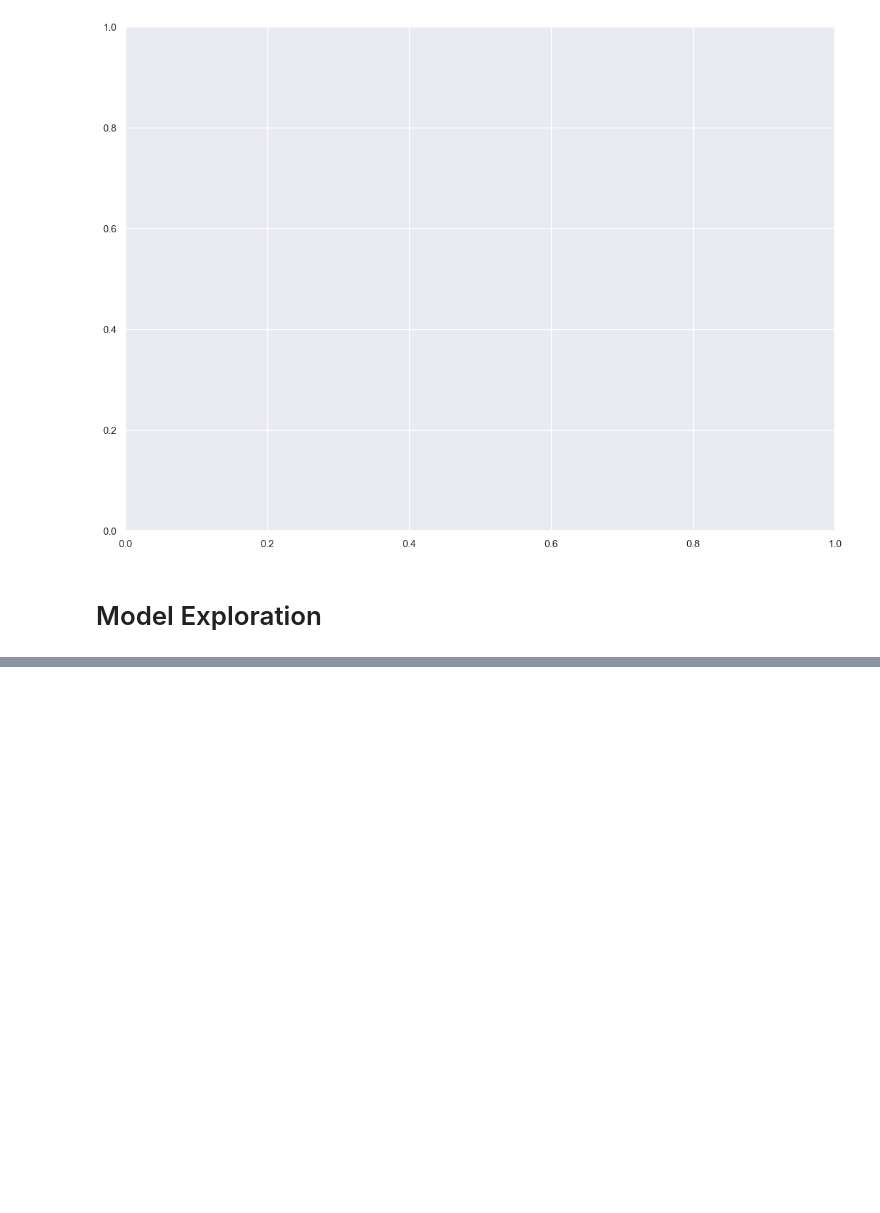
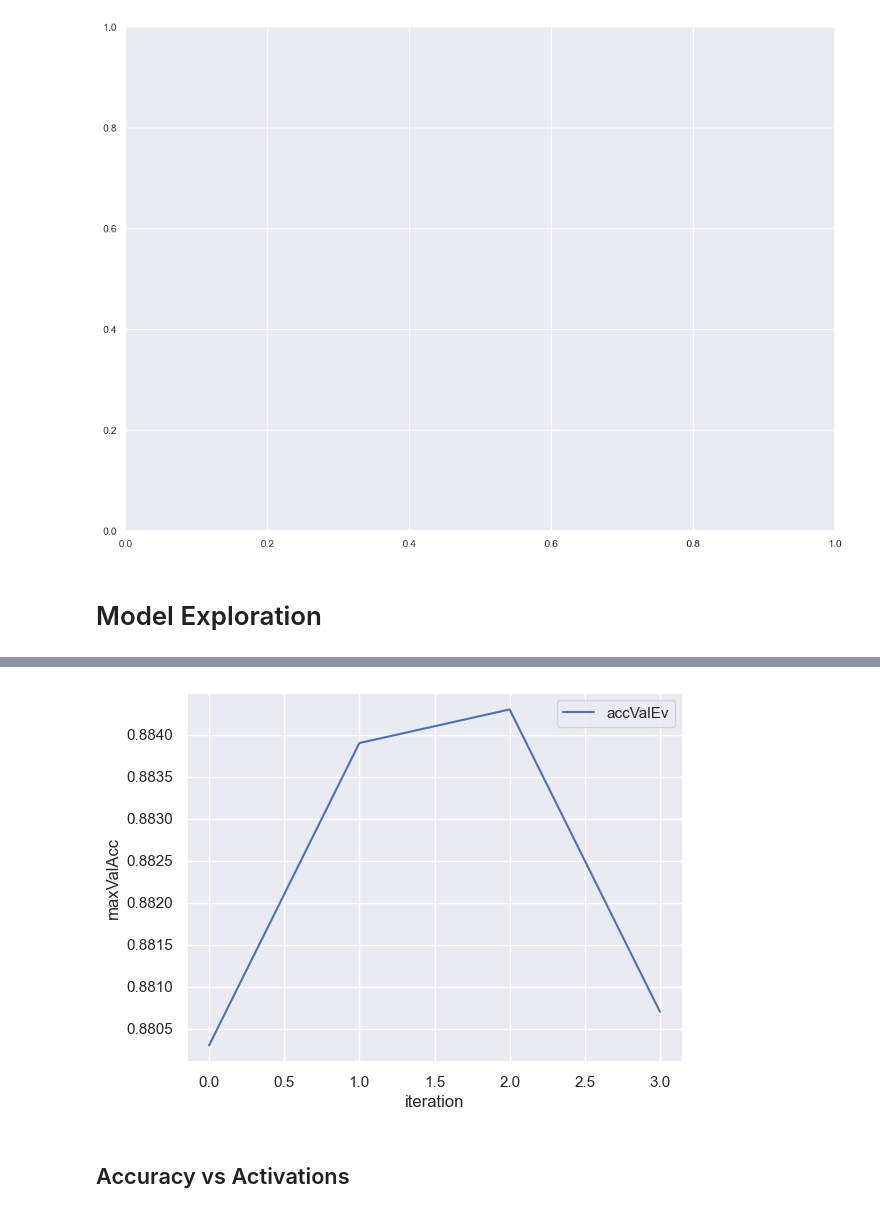
Before and after one commit to GonzaLinares/TP1_RN, a Jupyter notebook: FashionMNIST/main.ipynb, the cells around one changed output, grey strips where cells are left out. Saved outputs shown, nothing was run; the diff lists cells and outputs as text; code cells hidden in the pictures; blank space fills up the shorter version.

```diff
--- a/FashionMNIST/main.ipynb
+++ b/FashionMNIST/main.ipynb
@@ -160,0 +236,9 @@ plt.show()
+# %%
+opts = [SGD(0.0000016), RMSprop(0.0000016), Adam(0.0000016), Adagrad(0.0000016)]
+acc_valResults = []
+
+for i in range(4):
+    model = load_model("./Model/FashionMNISTBase")
+    model.compile(loss = CategoricalCrossentropy(), optimizer=opts[i], metrics=["accuracy"])
+    history = model.fit(x= train_X, y = y_sparse_train, validation_data=(test_X, y_sparse_test), batch_size = 64, epochs=10)
+    acc_valResults.append(history.history["val_accuracy"][-1])
@@ -160,0 +263,10 @@ plt.show()
+# %%
+plt.plot(acc_valResults, label="accValEv")
+plt.xlabel("iteration")
+plt.ylabel("maxValAcc")
+plt.legend()
+plt.show()
+# %% [output]
+[figure, added]
+# %% [markdown]
+## Accuracy vs Activations
```
Also changed, not shown: parts of 23 cells of this notebook, 11 other files.
